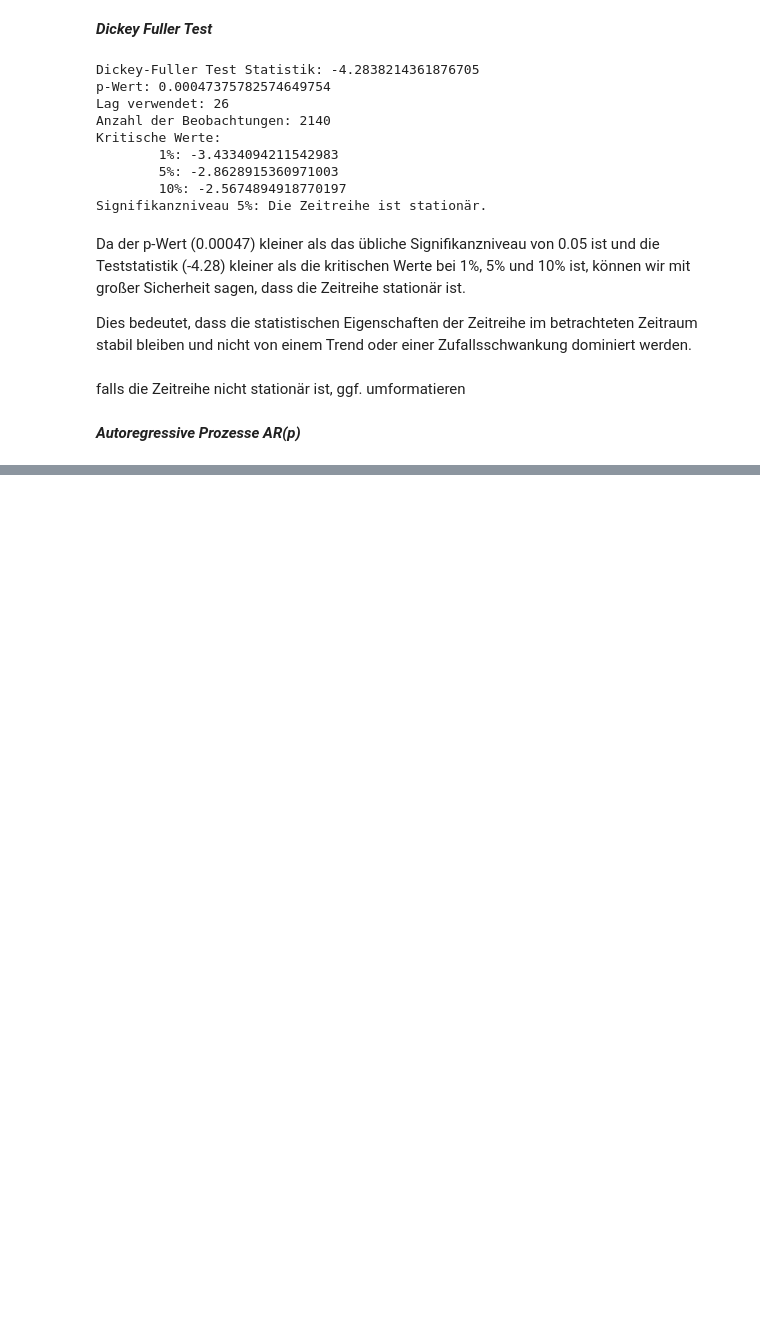
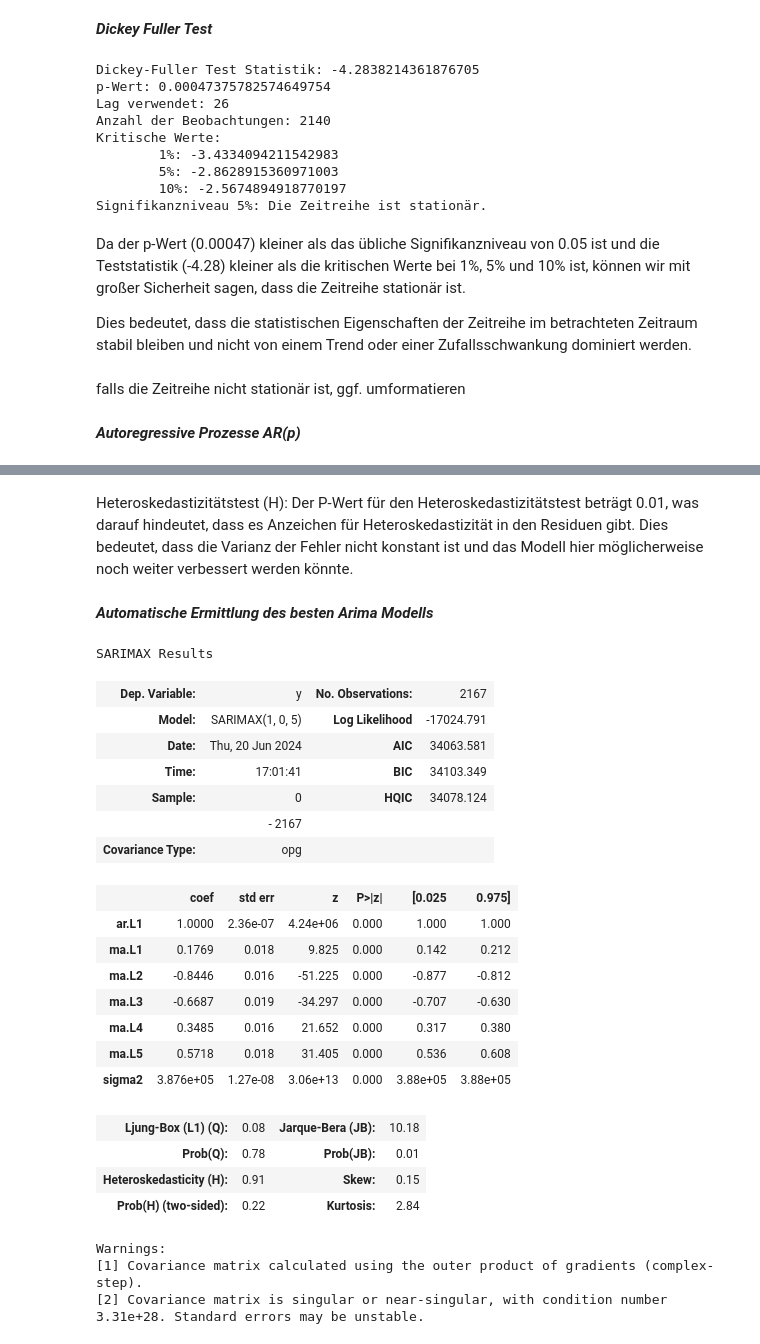
Before and after one commit to BrockherdeT/econometrics, a Jupyter notebook: shared_A4.ipynb, the cells around one changed output, grey strips where cells are left out. Cells and saved outputs as stored; diff of their text form; code cells hidden in the pictures; blank space fills up the shorter version.

```diff
--- a/shared_A4.ipynb
+++ b/shared_A4.ipynb
@@ -398,0 +433,31 @@ BIC: 31793.122097840693
+# %% [markdown]
+Heteroskedastizitätstest (H): Der P-Wert für den Heteroskedastizitätstest beträgt 0.01, was darauf hindeutet, dass es Anzeichen für Heteroskedastizität in den Residuen gibt. Dies bedeutet, dass die Varianz der Fehler nicht konstant ist und das Modell hier möglicherweise noch weiter verbessert werden könnte.
+# %% [markdown]
+***Automatische Ermittlung des besten Arima Modells***
+# %%
+auto_model = auto_arima(X)
+auto_model.summary()
+# %% [output]
+SARIMAX Results
+| Dep. Variable: | y | No. Observations: | 2167 |
+| Model: | SARIMAX(1, 0, 5) | Log Likelihood | -17024.791 |
+| Date: | Thu, 20 Jun 2024 | AIC | 34063.581 |
+| Time: | 17:01:41 | BIC | 34103.349 |
+| Sample: | 0 | HQIC | 34078.124 |
+|  | - 2167 |  |  |
+| Covariance Type: | opg |  |  |
+|  | coef | std err | z | P>|z| | [0.025 | 0.975] |
+| ar.L1 | 1.0000 | 2.36e-07 | 4.24e+06 | 0.000 | 1.000 | 1.000 |
+| ma.L1 | 0.1769 | 0.018 | 9.825 | 0.000 | 0.142 | 0.212 |
+| ma.L2 | -0.8446 | 0.016 | -51.225 | 0.000 | -0.877 | -0.812 |
+| ma.L3 | -0.6687 | 0.019 | -34.297 | 0.000 | -0.707 | -0.630 |
+| ma.L4 | 0.3485 | 0.016 | 21.652 | 0.000 | 0.317 | 0.380 |
+| ma.L5 | 0.5718 | 0.018 | 31.405 | 0.000 | 0.536 | 0.608 |
+| sigma2 | 3.876e+05 | 1.27e-08 | 3.06e+13 | 0.000 | 3.88e+05 | 3.88e+05 |
+| Ljung-Box (L1) (Q): | 0.08 | Jarque-Bera (JB): | 10.18 |
+| Prob(Q): | 0.78 | Prob(JB): | 0.01 |
+| Heteroskedasticity (H): | 0.91 | Skew: | 0.15 |
+| Prob(H) (two-sided): | 0.22 | Kurtosis: | 2.84 |
+Warnings:
+[1] Covariance matrix calculated using the outer product of gradients (complex-step).
+[2] Covariance matrix is singular or near-singular, with condition number 3.31e+28. Standard errors may be unstable.
```
Also changed, not shown: parts of 31 cells of this notebook.
